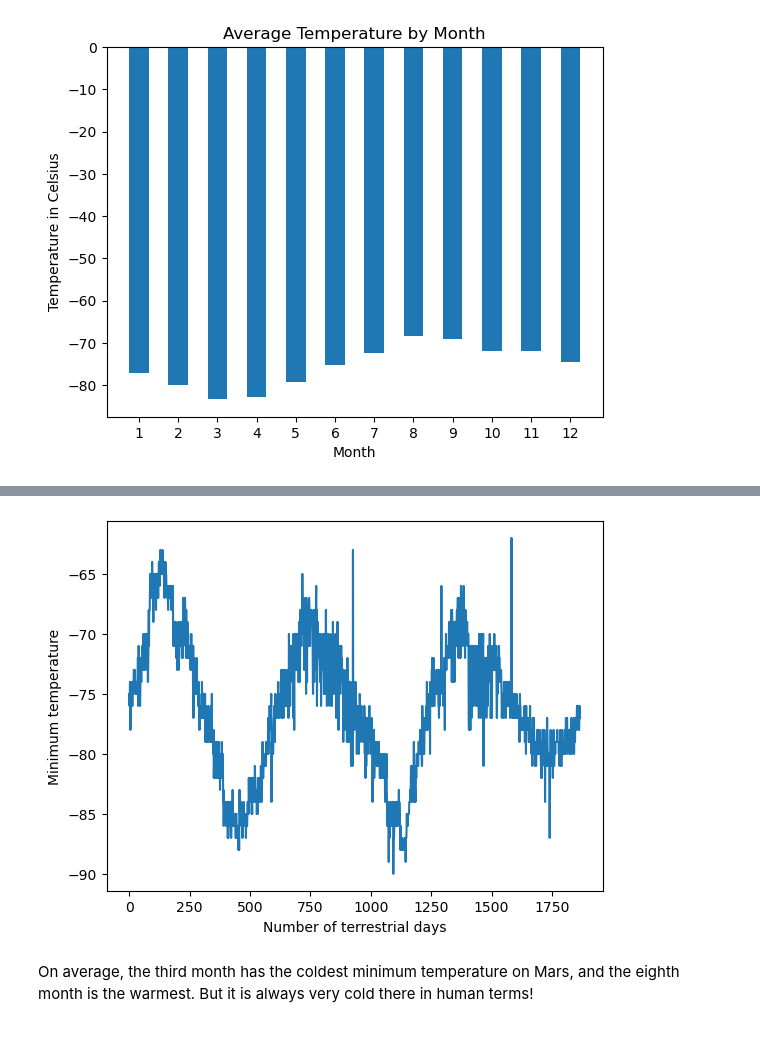
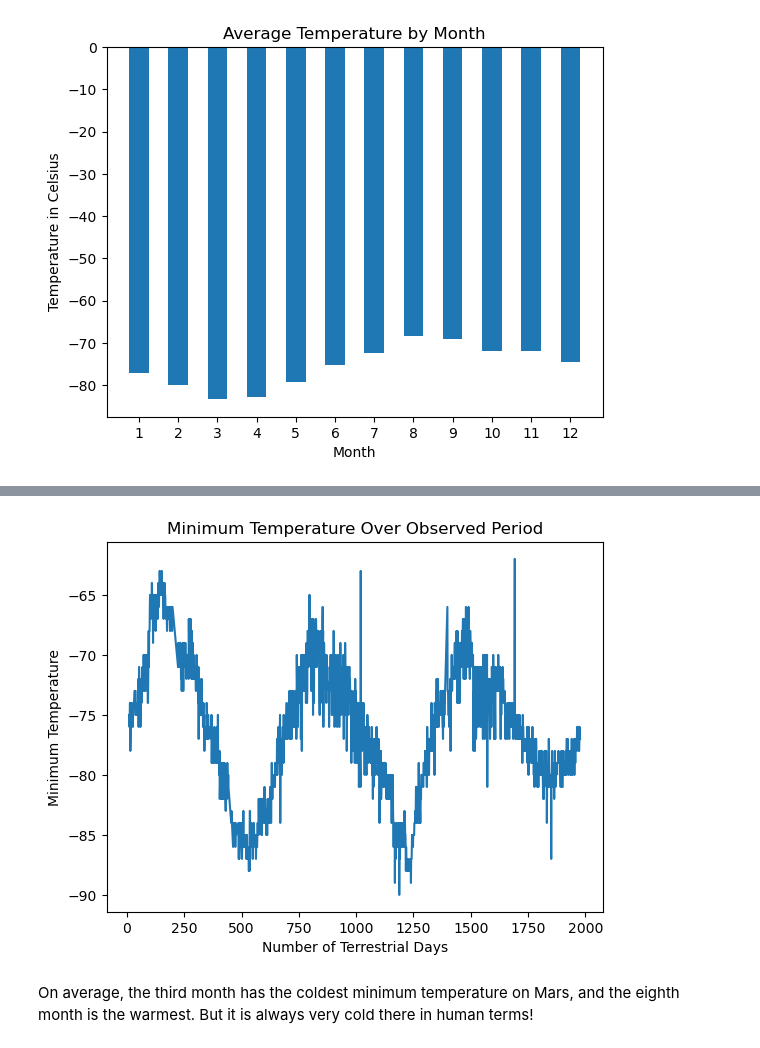
Before and after one commit to david-00001/challenge_11_data_collection, a Jupyter notebook: part_2_mars_weather_actual.ipynb, the cells around one changed output, grey strips where cells are left out. Saved outputs shown, nothing was run; the diff lists cells and outputs as text; code cells hidden in the pictures.

```diff
--- a/part_2_mars_weather_actual.ipynb
+++ b/part_2_mars_weather_actual.ipynb
@@ -8,7 +8,8 @@ from bs4 import BeautifulSoup as BeautifulSoup
 import matplotlib.pyplot as plt
 import pandas as pd
 # %%
-browser = Browser('chrome',executable_path='C:/Users/David/Desktop/chromedriver.exe')
+#browser = Browser('chrome',executable_path='C:/Users/David/Desktop/chromedriver.exe')
+browser = Browser('chrome',executable_path='C:/Users/drodgers/chromedriver.exe')
 # %% [markdown]
 ### Step 1: Visit the Website
 
@@ -254,7 +274,14 @@ Name: pressure, dtype: float64
 # %%
 # 5. How many terrestrial (earth) days are there in a Martian year?
+plt.plot(df['sol'],df['min_temp'])
+
+plt.xlabel('Number of Terrestrial Days')
+plt.ylabel('Minimum Temperature')
+plt.title('Minimum Temperature Over Observed Period')
+
+plt.show()
 # %% [output]
-[figure, old version]
+[figure, new version]
 # %% [markdown]
 On average, the third month has the coldest minimum temperature on Mars, and the eighth month is the warmest. But it is always very cold there in human terms!
 # %% [markdown]
```
Also changed, not shown: parts of 6 cells of this notebook, 3 other files.
